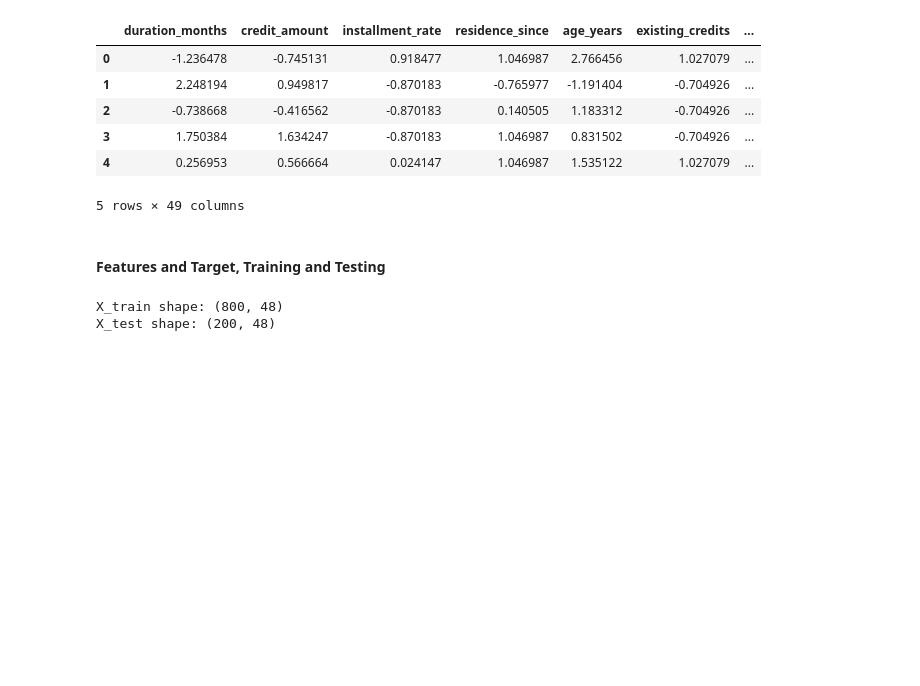
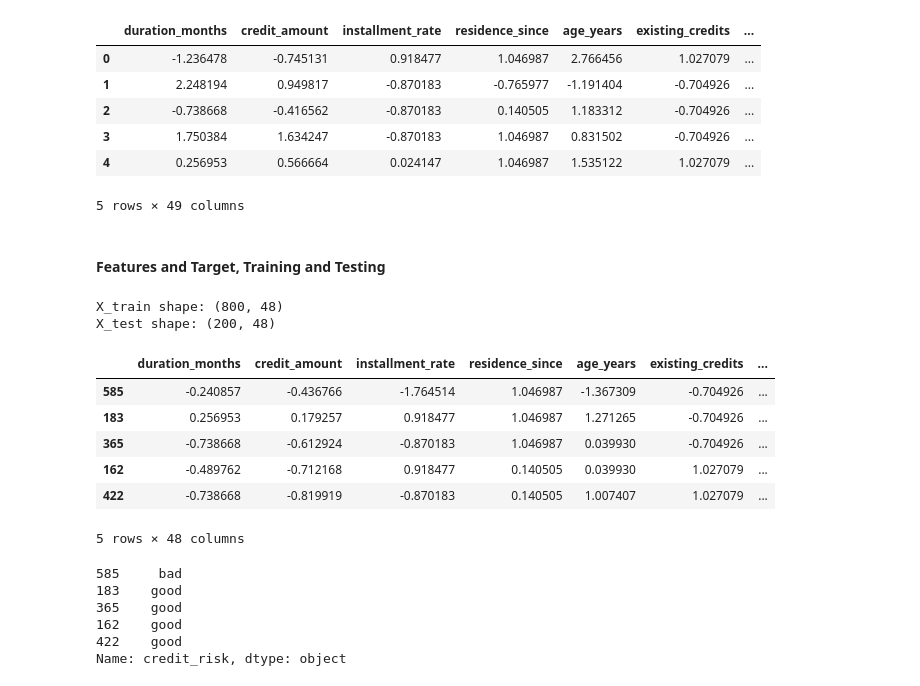
Before and after one commit to rafeeedah/Eksperimen_SML_Rafidah, a Jupyter notebook: preprocessing/Eksperimen_Rafidah.ipynb, the cells around one changed output. Drawn from its saved outputs; the diff is of its cells as text; code cells hidden in the pictures; blank space fills up the shorter version.

Commit message:
More detailed explanation and importing training and testing Dataset

```diff
--- a/preprocessing/Eksperimen_Rafidah.ipynb
+++ b/preprocessing/Eksperimen_Rafidah.ipynb
@@ -472,3 +457,22 @@ print("X_test shape:", X_test.shape)
 # %% [output]
 X_train shape: (800, 48)
 X_test shape: (200, 48)
+# %%
+X_train.head()
+# %% [output]
+|  | duration_months | credit_amount | installment_rate | residence_since | age_years | existing_credits | ... |
+| 585 | -0.240857 | -0.436766 | -1.764514 | 1.046987 | -1.367309 | -0.704926 | ... |
+| 183 | 0.256953 | 0.179257 | 0.918477 | 1.046987 | 1.271265 | -0.704926 | ... |
+| 365 | -0.738668 | -0.612924 | -0.870183 | 1.046987 | 0.039930 | -0.704926 | ... |
+| 162 | -0.489762 | -0.712168 | 0.918477 | 0.140505 | 0.039930 | 1.027079 | ... |
+| 422 | -0.738668 | -0.819919 | -0.870183 | 0.140505 | 1.007407 | 1.027079 | ... |
+5 rows × 48 columns
+# %%
+y_train.head()
+# %% [output]
+585     bad
+183    good
+365    good
+162    good
+422    good
+Name: credit_risk, dtype: object
```
Also changed, not shown: parts of 13 cells of this notebook.
